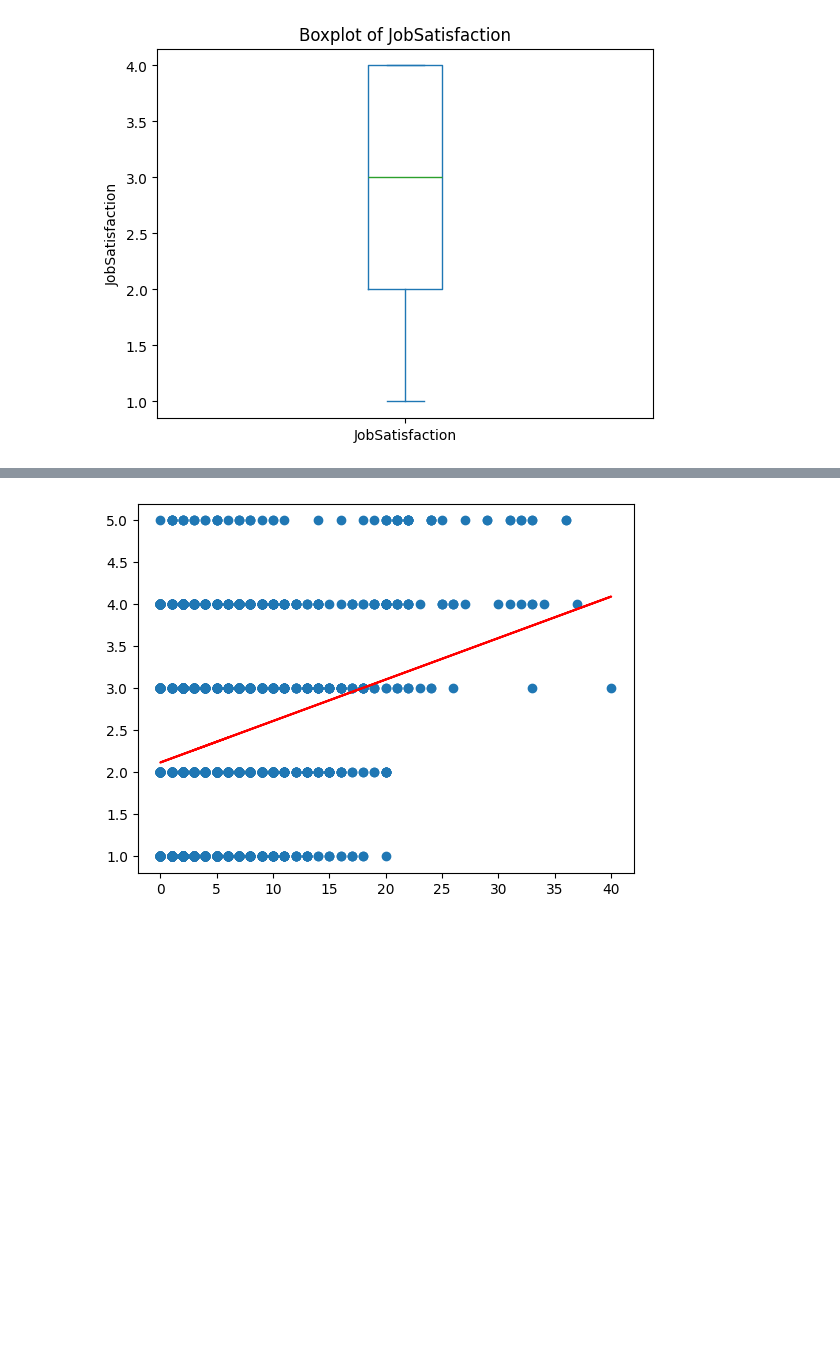
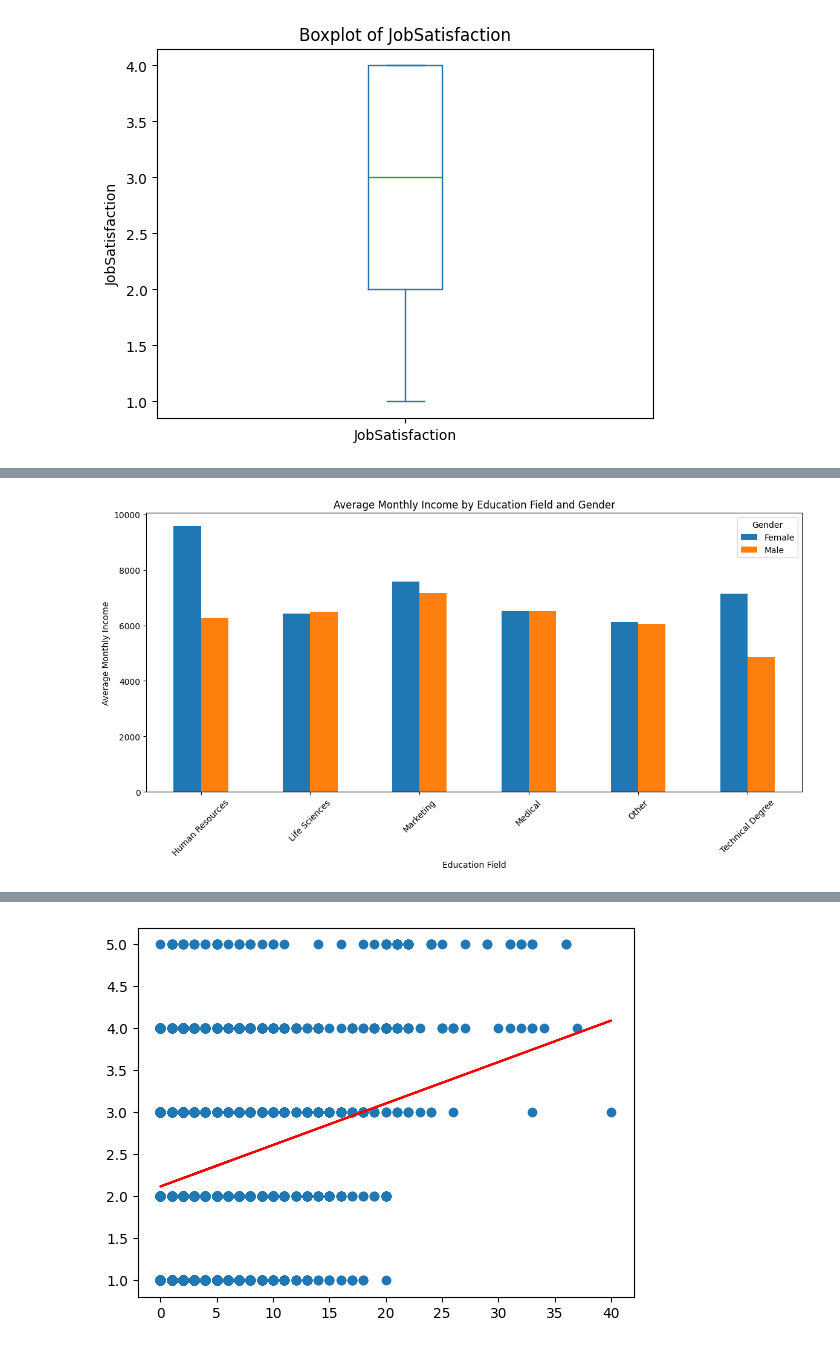
Before and after one commit to CiobanuLorenaG/pythonProject, a Jupyter notebook: proiect.ipynb, the cells around one changed output, grey strips where cells are left out. Cells and saved outputs as stored; diff of their text form; code cells hidden in the pictures; blank space fills up the shorter version.

```diff
--- a/proiect.ipynb
+++ b/proiect.ipynb
@@ -263,3 +444,17 @@ plt.show()
+# %%
+# 4. Average Monthly Income by Education Field and Gender
+grouped_data = dataset.groupby(['EducationField', 'Gender'])['MonthlyIncome'].mean().unstack()
+
+# Creating the bar plot
+grouped_data.plot(kind='bar', figsize=(14, 6))
+plt.title('Average Monthly Income by Education Field and Gender')
+plt.xlabel('Education Field')
+plt.ylabel('Average Monthly Income')
+plt.xticks(rotation=45)
+plt.legend(title='Gender')
+plt.show()
+# %% [output]
+[figure, added]
 # %%
 # 4. Modelling.
 # - Apply Kfold or RepeatedKFold cross validation;
```
Also changed, not shown: parts of 13 cells of this notebook.
